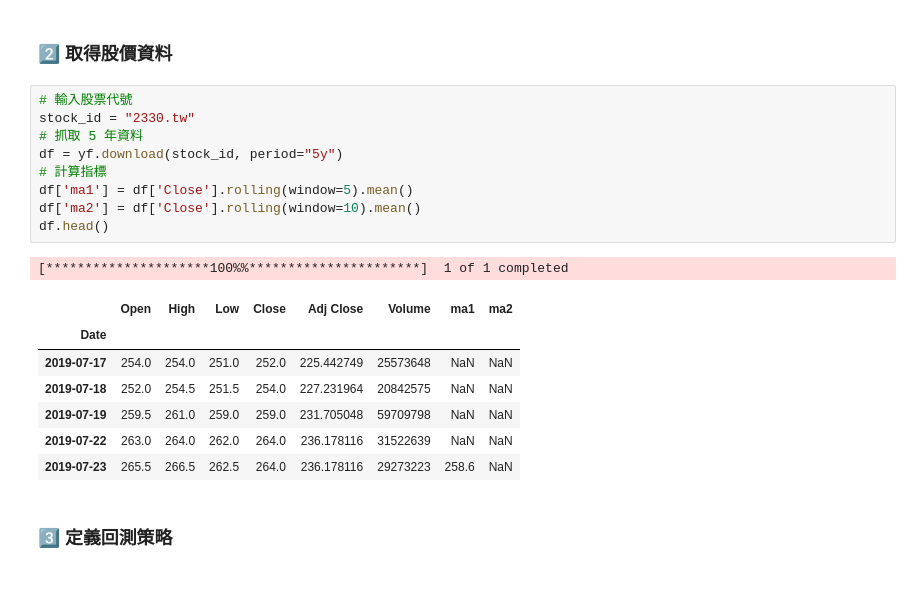
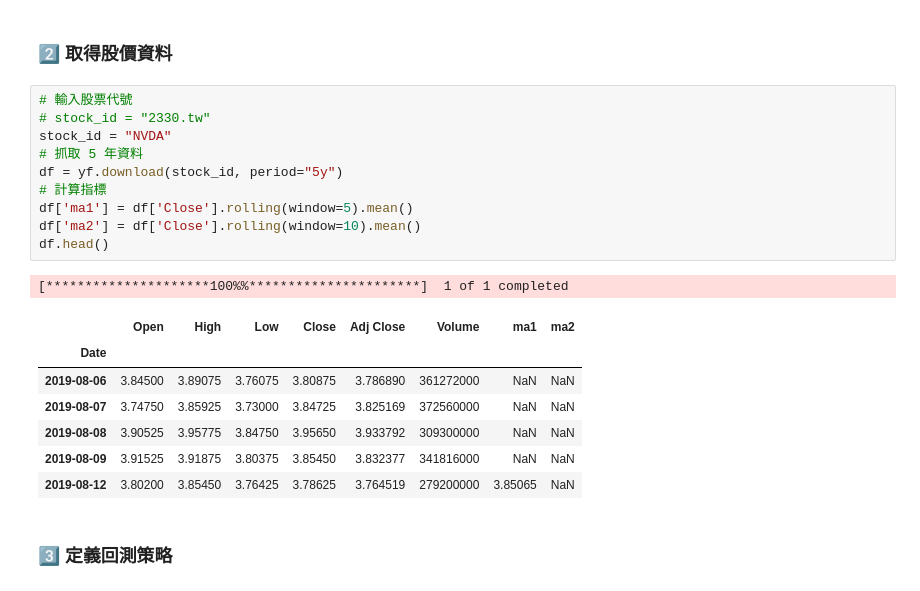
Before and after one commit to BruceXavierChou/stock_analysis, a Jupyter notebook: 「stk_ch05_ipynb」的副本.ipynb, the cells around one changed output. Cells and saved outputs as stored; diff of their text form.

```diff
--- a/「stk_ch05_ipynb」的副本.ipynb
+++ b/「stk_ch05_ipynb」的副本.ipynb
@@ -39,22 +39,23 @@ Successfully installed bokeh-2.4.3
 ### 2️⃣ 取得股價資料
 # %%
 # 輸入股票代號
-stock_id = "2330.tw"
+# stock_id = "2330.tw"
+stock_id = "NVDA"
 # 抓取 5 年資料
 df = yf.download(stock_id, period="5y")
 # 計算指標
 df['ma1'] = df['Close'].rolling(window=5).mean()
 df['ma2'] = df['Close'].rolling(window=10).mean()
 df.head()
 # %% [output]
 [*********************100%%**********************]  1 of 1 completed
 |  | Open | High | Low | Close | Adj Close | Volume | ma1 | ma2 |
 | Date |  |  |  |  |  |  |  |  |
-| 2019-07-17 | 254.0 | 254.0 | 251.0 | 252.0 | 225.442749 | 25573648 | NaN | NaN |
-| 2019-07-18 | 252.0 | 254.5 | 251.5 | 254.0 | 227.231964 | 20842575 | NaN | NaN |
-| 2019-07-19 | 259.5 | 261.0 | 259.0 | 259.0 | 231.705048 | 59709798 | NaN | NaN |
-| 2019-07-22 | 263.0 | 264.0 | 262.0 | 264.0 | 236.178116 | 31522639 | NaN | NaN |
-| 2019-07-23 | 265.5 | 266.5 | 262.5 | 264.0 | 236.178116 | 29273223 | 258.6 | NaN |
+| 2019-08-06 | 3.84500 | 3.89075 | 3.76075 | 3.80875 | 3.786890 | 361272000 | NaN | NaN |
+| 2019-08-07 | 3.74750 | 3.85925 | 3.73000 | 3.84725 | 3.825169 | 372560000 | NaN | NaN |
+| 2019-08-08 | 3.90525 | 3.95775 | 3.84750 | 3.95650 | 3.933792 | 309300000 | NaN | NaN |
+| 2019-08-09 | 3.91525 | 3.91875 | 3.80375 | 3.85450 | 3.832377 | 341816000 | NaN | NaN |
+| 2019-08-12 | 3.80200 | 3.85450 | 3.76425 | 3.78625 | 3.764519 | 279200000 | 3.85065 | NaN |
 # %% [markdown]
 ### 3️⃣ 定義回測策略
 # %%
```
Also changed, not shown: parts of 6 cells of this notebook.
